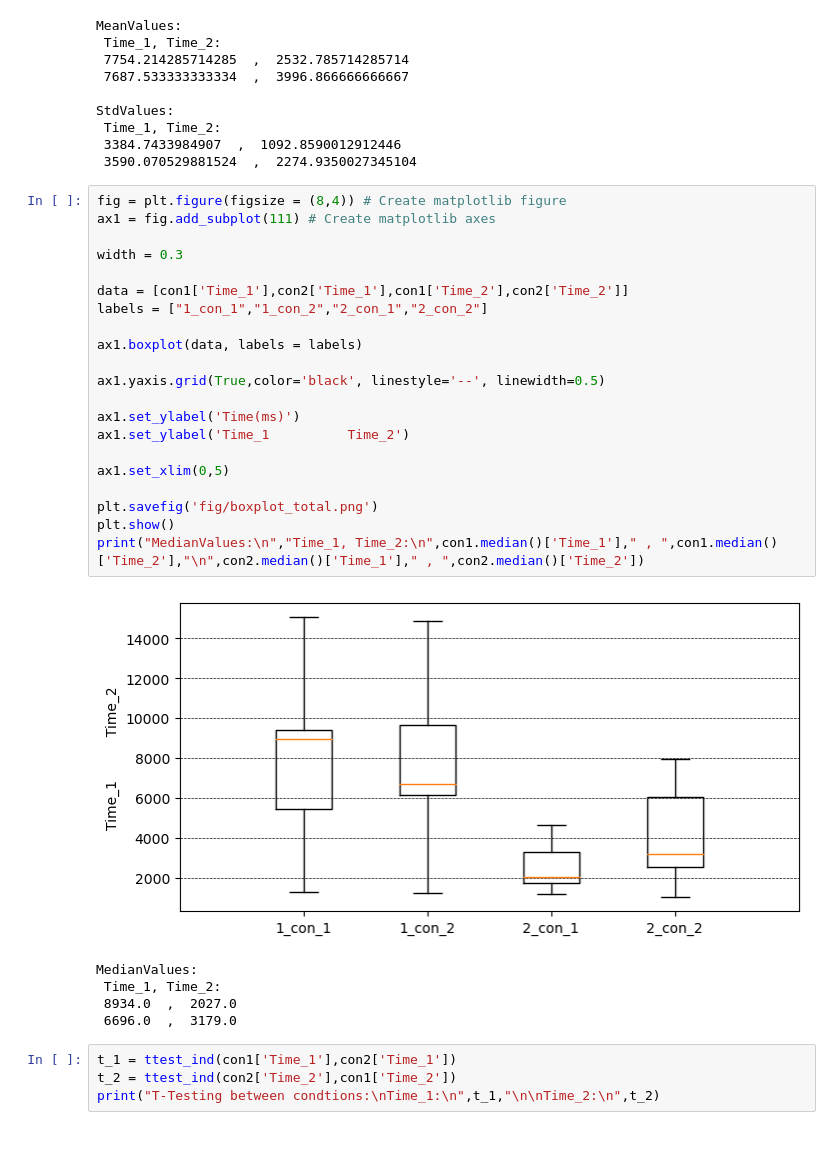
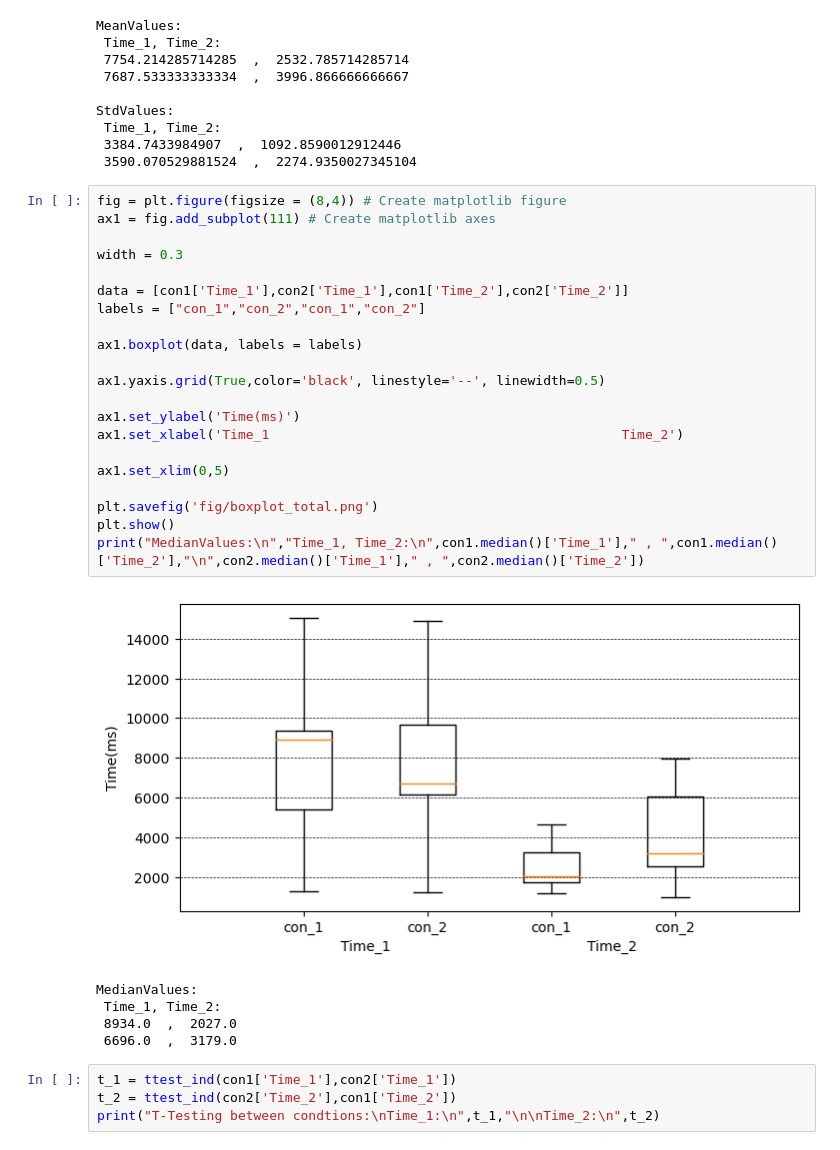
Before and after one commit to hkirsch94/HCI_ActionLine, a Jupyter notebook: HCI_analyse.ipynb, the cells around one changed output. Drawn from its saved outputs; the diff is of its cells as text.

```diff
--- a/HCI_analyse.ipynb
+++ b/HCI_analyse.ipynb
@@ -203,26 +203,26 @@ StdValues:
 # %%
 fig = plt.figure(figsize = (8,4)) # Create matplotlib figure
 ax1 = fig.add_subplot(111) # Create matplotlib axes
 
 width = 0.3
 
 data = [con1['Time_1'],con2['Time_1'],con1['Time_2'],con2['Time_2']]
-labels = ["1_con_1","1_con_2","2_con_1","2_con_2"]
+labels = ["con_1","con_2","con_1","con_2"]
 
 ax1.boxplot(data, labels = labels)
 
 ax1.yaxis.grid(True,color='black', linestyle='--', linewidth=0.5)
 
 ax1.set_ylabel('Time(ms)')
-ax1.set_ylabel('Time_1          Time_2')
+ax1.set_xlabel('Time_1                                             Time_2')
 
 ax1.set_xlim(0,5)
 
 plt.savefig('fig/boxplot_total.png')
 plt.show()
 print("MedianValues:\n","Time_1, Time_2:\n",con1.median()['Time_1']," , ",con1.median()['Time_2'],"\n",con2.median()['Time_1']," , ",con2.median()['Time_2'])
 # %% [output]
-[figure, old version]
+[figure, new version]
 MedianValues:
  Time_1, Time_2:
  8934.0  ,  2027.0
```
Also changed, not shown: parts of 3 cells of this notebook, 1 other file.
